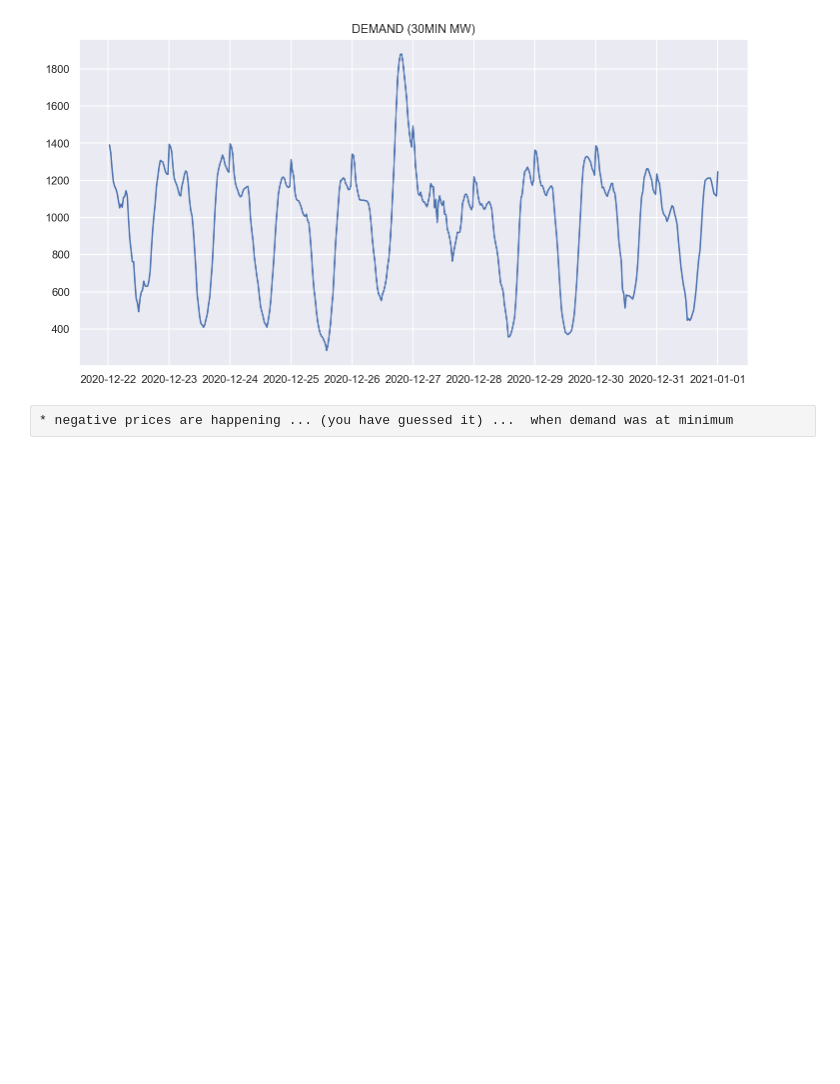
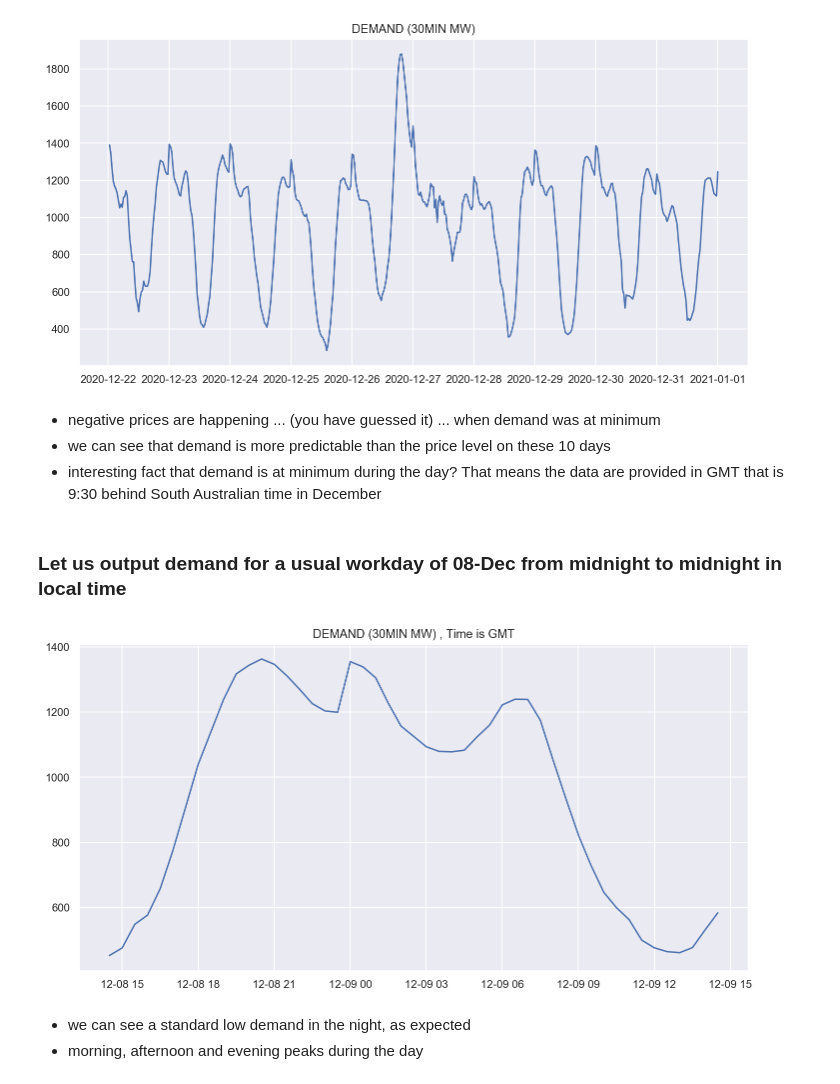
Before and after one commit to KonstantinKonakov/SA-electic-power-prices, a Jupyter notebook: AEMO_power_market_study.ipynb, the cells around one changed output. Cells and saved outputs as stored; diff of their text form; code cells hidden in the pictures; blank space fills up the shorter version.

Commit message:
changed time for GMT
shown intra-week variations

```diff
--- a/AEMO_power_market_study.ipynb
+++ b/AEMO_power_market_study.ipynb
@@ -187,5 +192,22 @@ plt.grid(True)
 plt.show()
 # %% [output]
 [figure]
-# %% [raw]
-* negative prices are happening ... (you have guessed it) ...  when demand was at minimum
+# %% [markdown]
+* negative prices are happening ... (you have guessed it) ...  when demand was at minimum
+* we can see that demand is more predictable than the price level on these 10 days
+* interesting fact that demand is at minimum during the day? That means the data are provided in GMT that is 9:30 behind  South Australian time in December
+# %% [markdown]
+### Let us output demand for a usual workday of 08-Dec from midnight to midnight in local time
+# %%
+df_workday = df.query('(index >= "2020-12-08 14:30:00") & (index <= "2020-12-09 14:30:00") ')
+# %%
+plt.figure(figsize=(12, 6))
+plt.plot(df_workday.TOTALDEMAND)
+plt.title('DEMAND (30MIN MW) , Time is GMT')
+plt.grid(True)
+plt.show()
+# %% [output]
+[figure, added]
+# %% [markdown]
+* we can see a standard low demand in the night, as expected
+* morning, afternoon and evening peaks during the day
```
Also changed, not shown: parts of 18 cells of this notebook.
